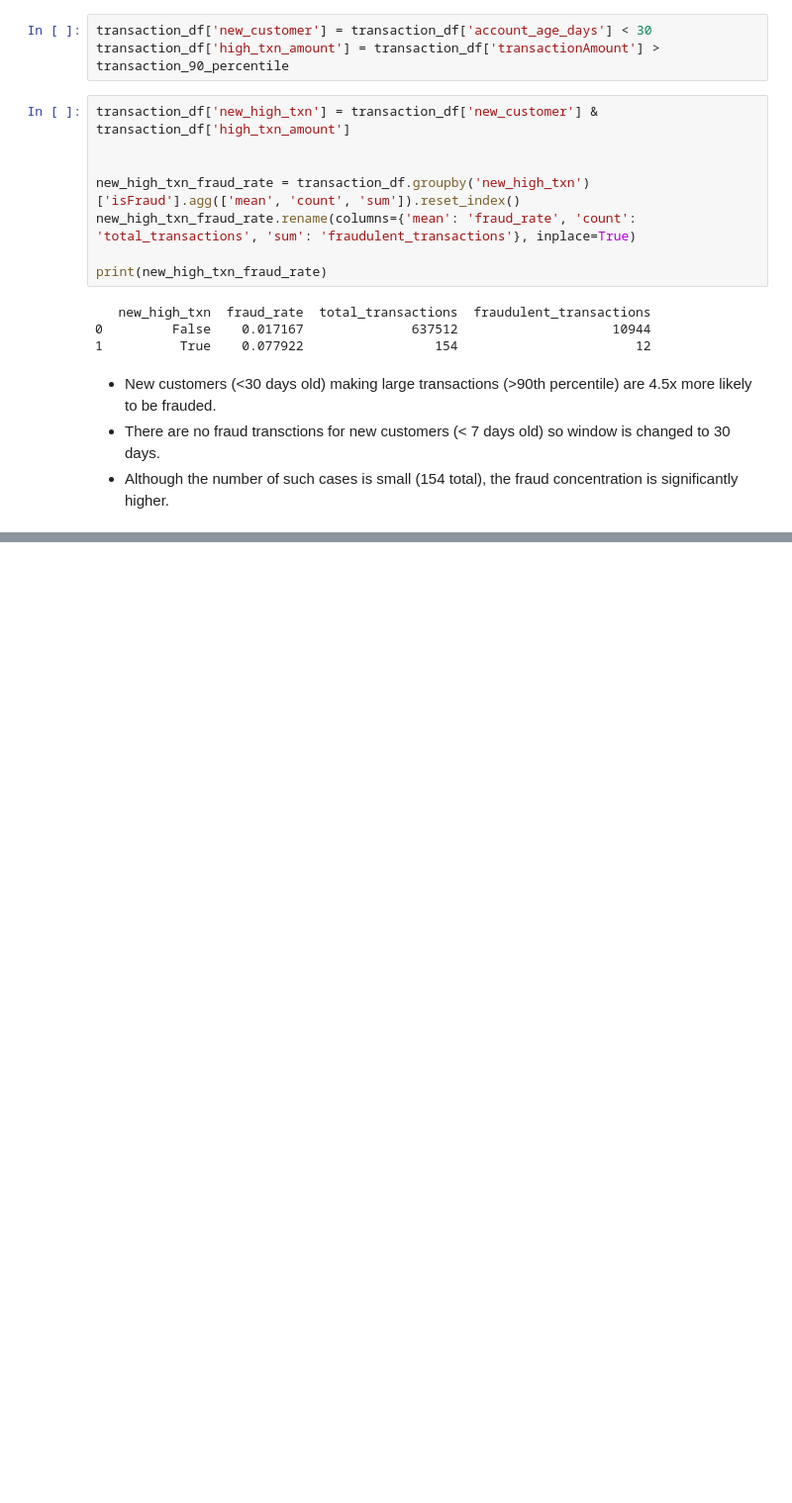
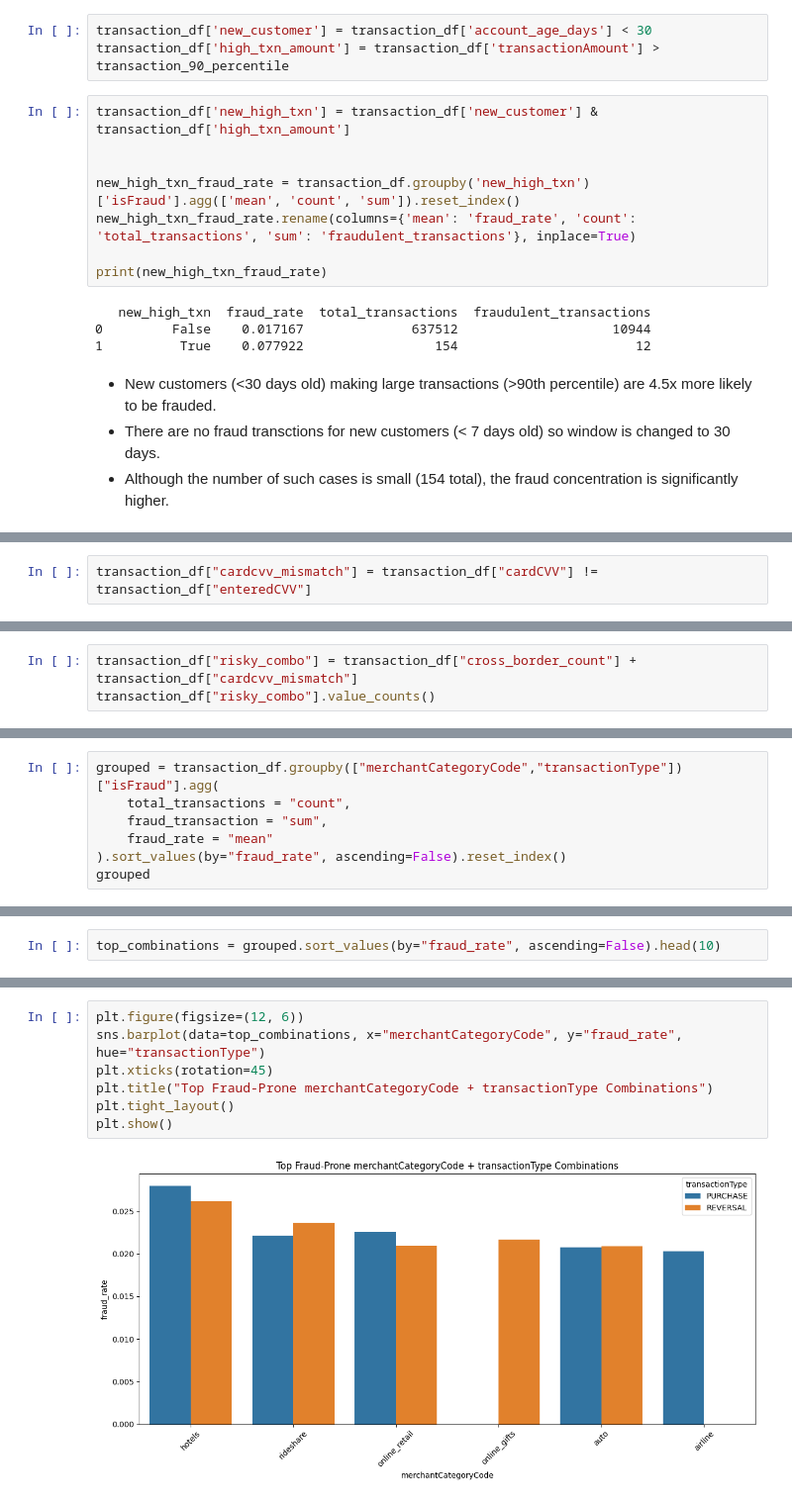
Before and after one commit to 20hnu/EDA_Transaction_dataset, a Jupyter notebook: notebooks/EDA_QuestionsSolution.ipynb, the cells around one changed output, grey strips where cells are left out. Shown at 99% size. Drawn from its saved outputs; the diff is of its cells as text; blank space fills up the shorter version.

```diff
--- a/notebooks/EDA_QuestionsSolution.ipynb
+++ b/notebooks/EDA_QuestionsSolution.ipynb
@@ -1664,0 +1770,2 @@ print(new_high_txn_fraud_rate)
+# %%
+transaction_df["cardcvv_mismatch"] = transaction_df["cardCVV"] != transaction_df["enteredCVV"]
@@ -1664,0 +1796,3 @@ print(new_high_txn_fraud_rate)
+# %%
+transaction_df["risky_combo"] = transaction_df["cross_border_count"] + transaction_df["cardcvv_mismatch"]
+transaction_df["risky_combo"].value_counts()
@@ -1664,0 +1929,7 @@ print(new_high_txn_fraud_rate)
+# %%
+grouped = transaction_df.groupby(["merchantCategoryCode","transactionType"])["isFraud"].agg(
+    total_transactions = "count",
+    fraud_transaction = "sum",
+    fraud_rate = "mean"
+).sort_values(by="fraud_rate", ascending=False).reset_index()
+grouped
@@ -1664,0 +1960,2 @@ print(new_high_txn_fraud_rate)
+# %%
+top_combinations = grouped.sort_values(by="fraud_rate", ascending=False).head(10)
@@ -1664,0 +1976,9 @@ print(new_high_txn_fraud_rate)
+# %%
+plt.figure(figsize=(12, 6))
+sns.barplot(data=top_combinations, x="merchantCategoryCode", y="fraud_rate", hue="transactionType")
+plt.xticks(rotation=45)
+plt.title("Top Fraud-Prone merchantCategoryCode + transactionType Combinations")
+plt.tight_layout()
+plt.show()
+# %% [output]
+[figure, added]
```
Also changed, not shown: parts of 72 cells of this notebook, 1 other file.
